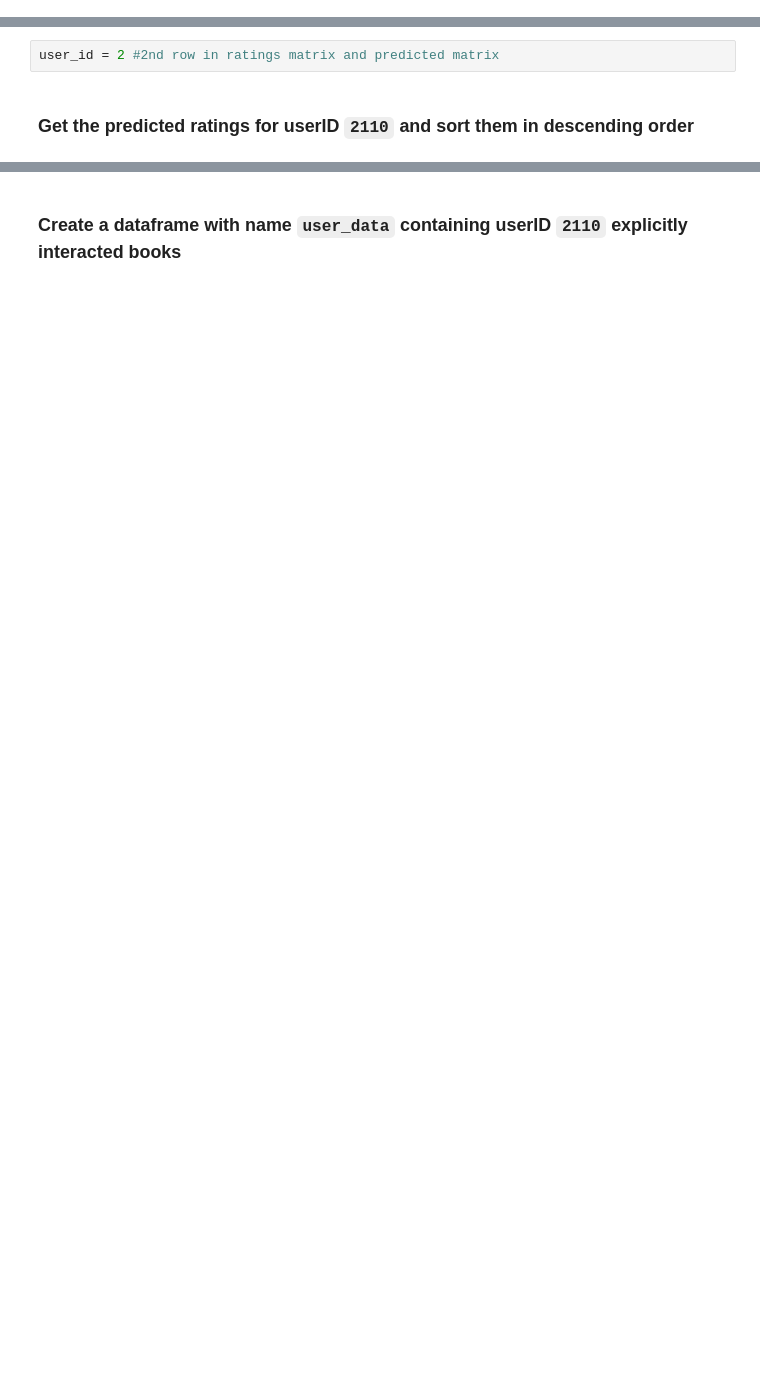
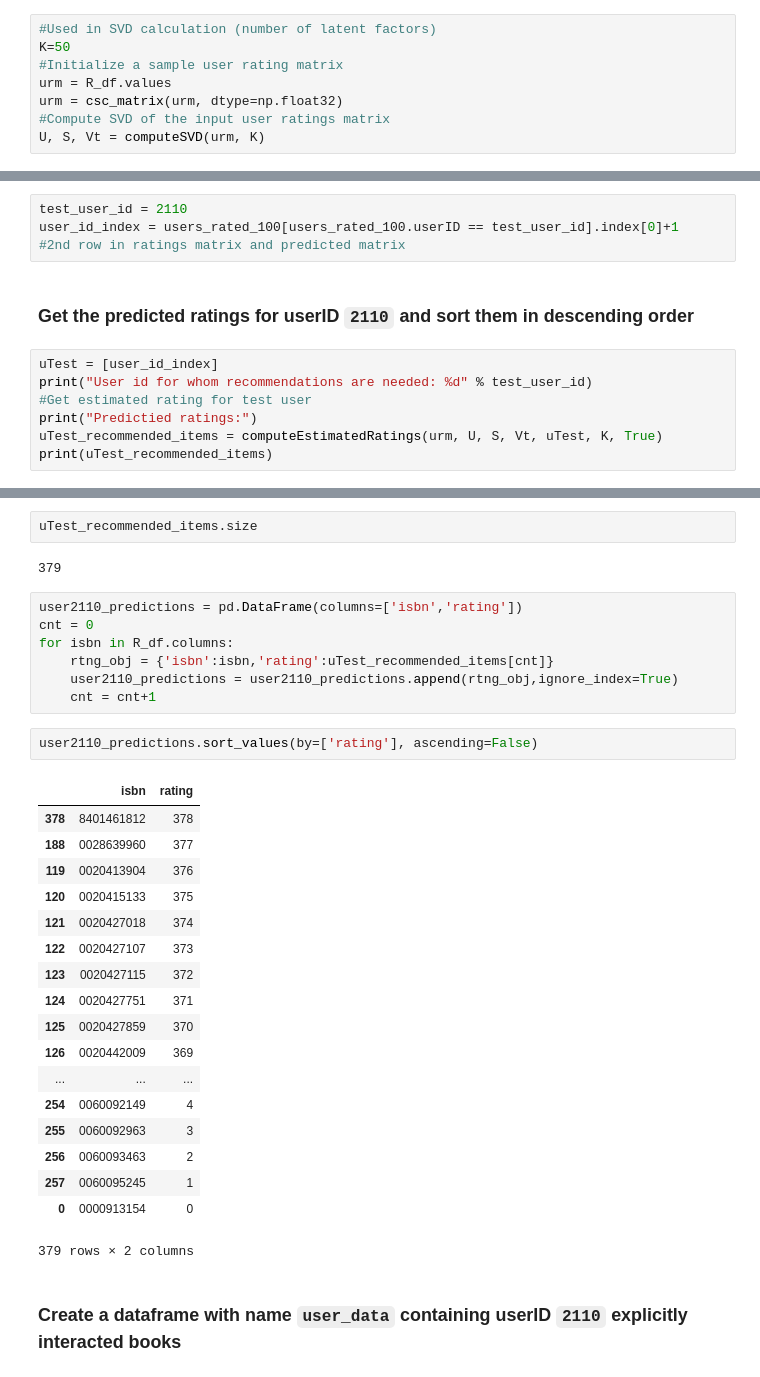
Before and after one commit to GreatLearningAIML1/chennai-aug-batch-ssbruno, a Jupyter notebook: Residency5/R5_External_Lab_CollobarativeFiltering.ipynb, the cells around one changed output, grey strips where cells are left out. Drawn from its saved outputs; the diff is of its cells as text; blank space fills up the shorter version.

```diff
--- a/Residency5/R5_External_Lab_CollobarativeFiltering.ipynb
+++ b/Residency5/R5_External_Lab_CollobarativeFiltering.ipynb
@@ -366,3 +430,11 @@ sns.heatmap(ratings == np.nan,yticklabels=False,cbar=False,cmap='viridis')
+# %%
+#Used in SVD calculation (number of latent factors)
+K=50
+#Initialize a sample user rating matrix
+urm = R_df.values
+urm = csc_matrix(urm, dtype=np.float32)
+#Compute SVD of the input user ratings matrix
+U, S, Vt = computeSVD(urm, K)
 # %% [markdown]
 ### Take a particular user_id
 # %% [markdown]
@@ -374,4 +444,13 @@ userID = 2110
 # %%
-user_id = 2 #2nd row in ratings matrix and predicted matrix
+test_user_id = 2110
+user_id_index = users_rated_100[users_rated_100.userID == test_user_id].index[0]+1
+#2nd row in ratings matrix and predicted matrix
 # %% [markdown]
 ### Get the predicted ratings for userID `2110` and sort them in descending order
+# %%
+uTest = [user_id_index]
+print("User id for whom recommendations are needed: %d" % test_user_id)
+#Get estimated rating for test user
+print("Predictied ratings:")
+uTest_recommended_items = computeEstimatedRatings(urm, U, S, Vt, uTest, K, True)
+print(uTest_recommended_items)
@@ -378,2 +475,34 @@ user_id = 2 #2nd row in ratings matrix and predicted matrix
+# %%
+uTest_recommended_items.size
+# %% [output]
+379
+# %%
+user2110_predictions = pd.DataFrame(columns=['isbn','rating'])
+cnt = 0
+for isbn in R_df.columns:
+    rtng_obj = {'isbn':isbn,'rating':uTest_recommended_items[cnt]}
+    user2110_predictions = user2110_predictions.append(rtng_obj,ignore_index=True)
+    cnt = cnt+1
+# %%
+user2110_predictions.sort_values(by=['rating'], ascending=False)
+# %% [output]
+|  | isbn | rating |
+| 378 | 8401461812 | 378 |
+| 188 | 0028639960 | 377 |
+| 119 | 0020413904 | 376 |
+| 120 | 0020415133 | 375 |
+| 121 | 0020427018 | 374 |
+| 122 | 0020427107 | 373 |
+| 123 | 0020427115 | 372 |
+| 124 | 0020427751 | 371 |
+| 125 | 0020427859 | 370 |
+| 126 | 0020442009 | 369 |
+| ... | ... | ... |
+| 254 | 0060092149 | 4 |
+| 255 | 0060092963 | 3 |
+| 256 | 0060093463 | 2 |
+| 257 | 0060095245 | 1 |
+| 0 | 0000913154 | 0 |
+379 rows × 2 columns
 # %% [markdown]
 ### Create a dataframe with name `user_data` containing userID `2110` explicitly interacted books
```
Also changed, not shown: parts of 22 cells of this notebook.
